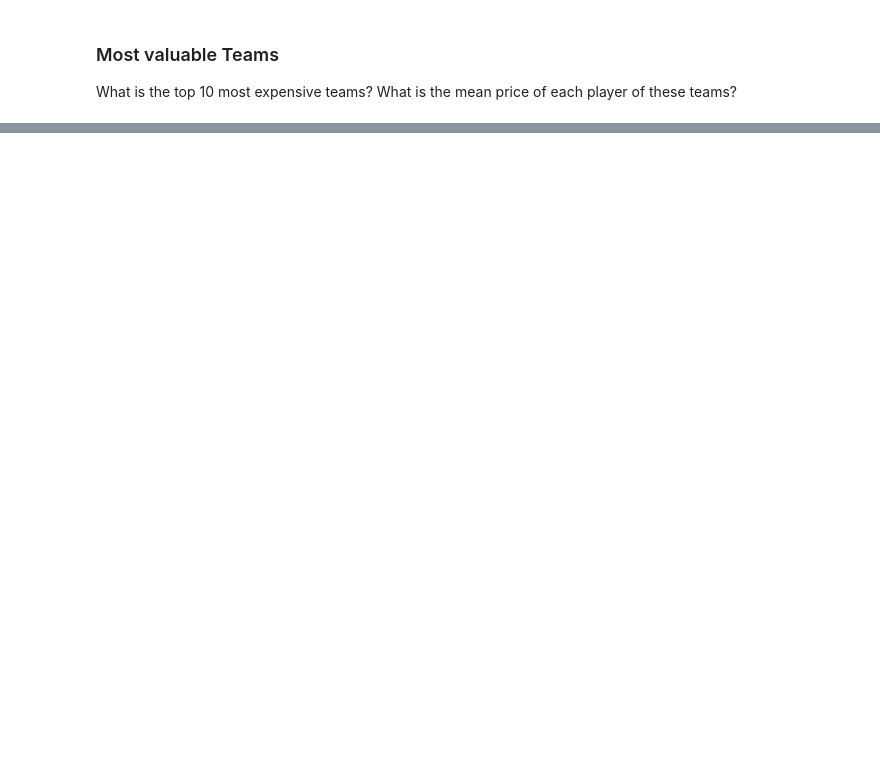
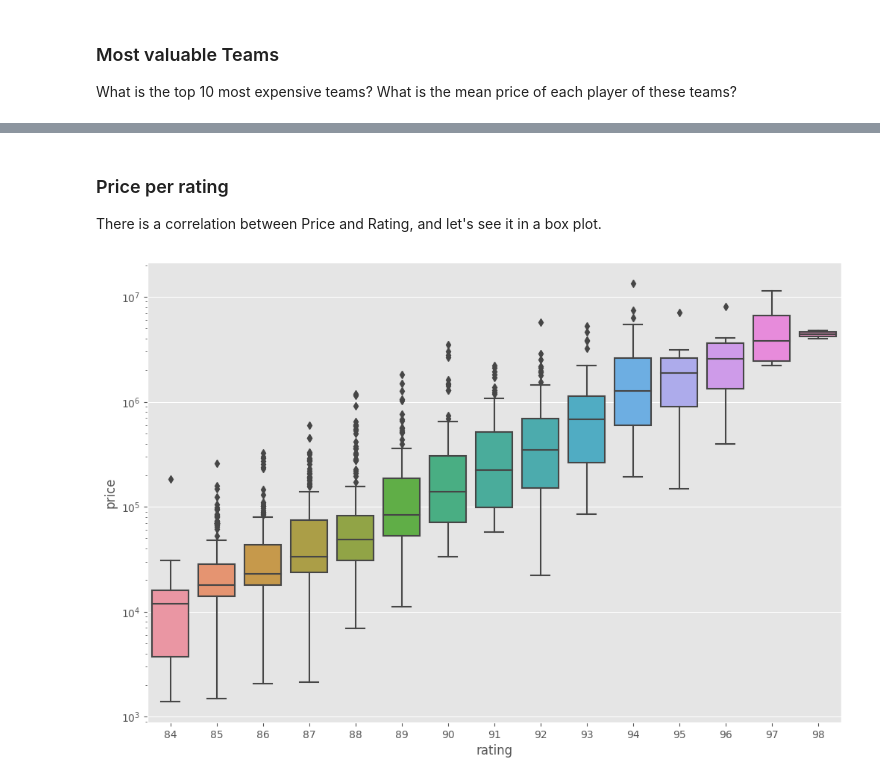
Before and after one commit to felipemayer/fut-23-analysis, a Jupyter notebook: players_analysis.ipynb, the cells around one changed output, grey strips where cells are left out. Drawn from its saved outputs; the diff is of its cells as text; code cells hidden in the pictures; blank space fills up the shorter version.

```diff
--- a/players_analysis.ipynb
+++ b/players_analysis.ipynb
@@ -688,4 +639,9 @@ plt.show()
+# %% [markdown]
+### Price per rating
+There is a correlation between Price and Rating, and let's see it in a box plot.
 # %%
-f, ax = plt.subplots(figsize=(8, 8))
+f, ax = plt.subplots(figsize=(12, 8))
 ax.set_yscale("log")
 f = sns.boxplot(x='rating',y='price', data=df_players.query('price > 0'))
+# %% [output]
+[figure, added]
```
Also changed, not shown: parts of 36 cells of this notebook.
